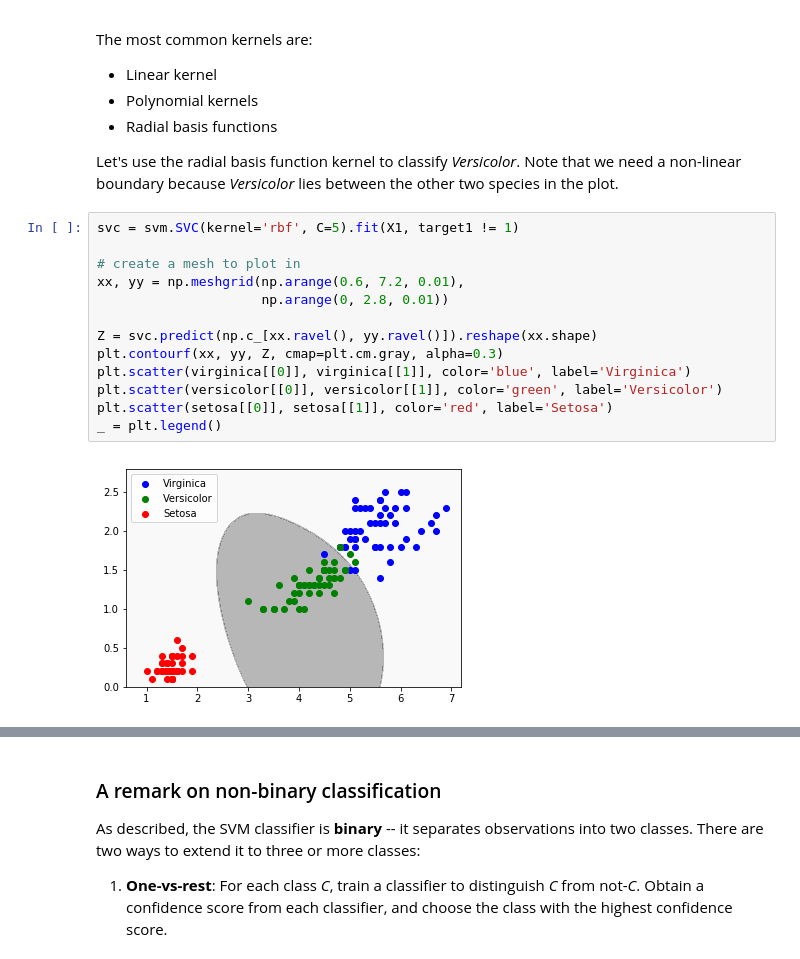
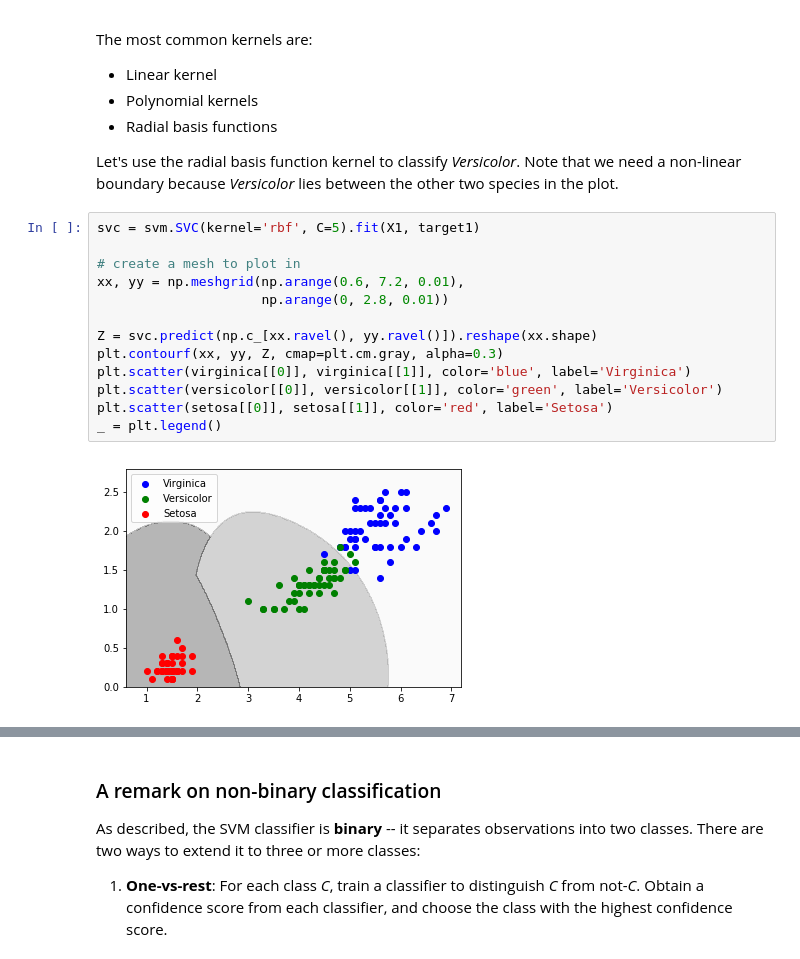
Before and after one commit to Radcliffe/datasci, a Jupyter notebook: svm/Introduction to SVM in Python.ipynb, the cells around one changed output, grey strips where cells are left out. Saved outputs shown, nothing was run; the diff lists cells and outputs as text.

```diff
--- a/svm/Introduction to SVM in Python.ipynb
+++ b/svm/Introduction to SVM in Python.ipynb
@@ -133,17 +133,17 @@ The most common kernels are:
 
 Let's use the radial basis function kernel to classify *Versicolor*. Note that we need a non-linear boundary because *Versicolor* lies between the other two species in the plot.
 # %%
-svc = svm.SVC(kernel='rbf', C=5).fit(X1, target1 != 1)
+svc = svm.SVC(kernel='rbf', C=5).fit(X1, target1)
 
 # create a mesh to plot in
 xx, yy = np.meshgrid(np.arange(0.6, 7.2, 0.01),
                      np.arange(0, 2.8, 0.01))
 
 Z = svc.predict(np.c_[xx.ravel(), yy.ravel()]).reshape(xx.shape)
 plt.contourf(xx, yy, Z, cmap=plt.cm.gray, alpha=0.3)
 plt.scatter(virginica[[0]], virginica[[1]], color='blue', label='Virginica')
 plt.scatter(versicolor[[0]], versicolor[[1]], color='green', label='Versicolor')
 plt.scatter(setosa[[0]], setosa[[1]], color='red', label='Setosa')
 _ = plt.legend()
 # %% [output]
-[figure, old version]
+[figure, new version]
```
Also changed, not shown: parts of 2 cells of this notebook, 5 other files.
